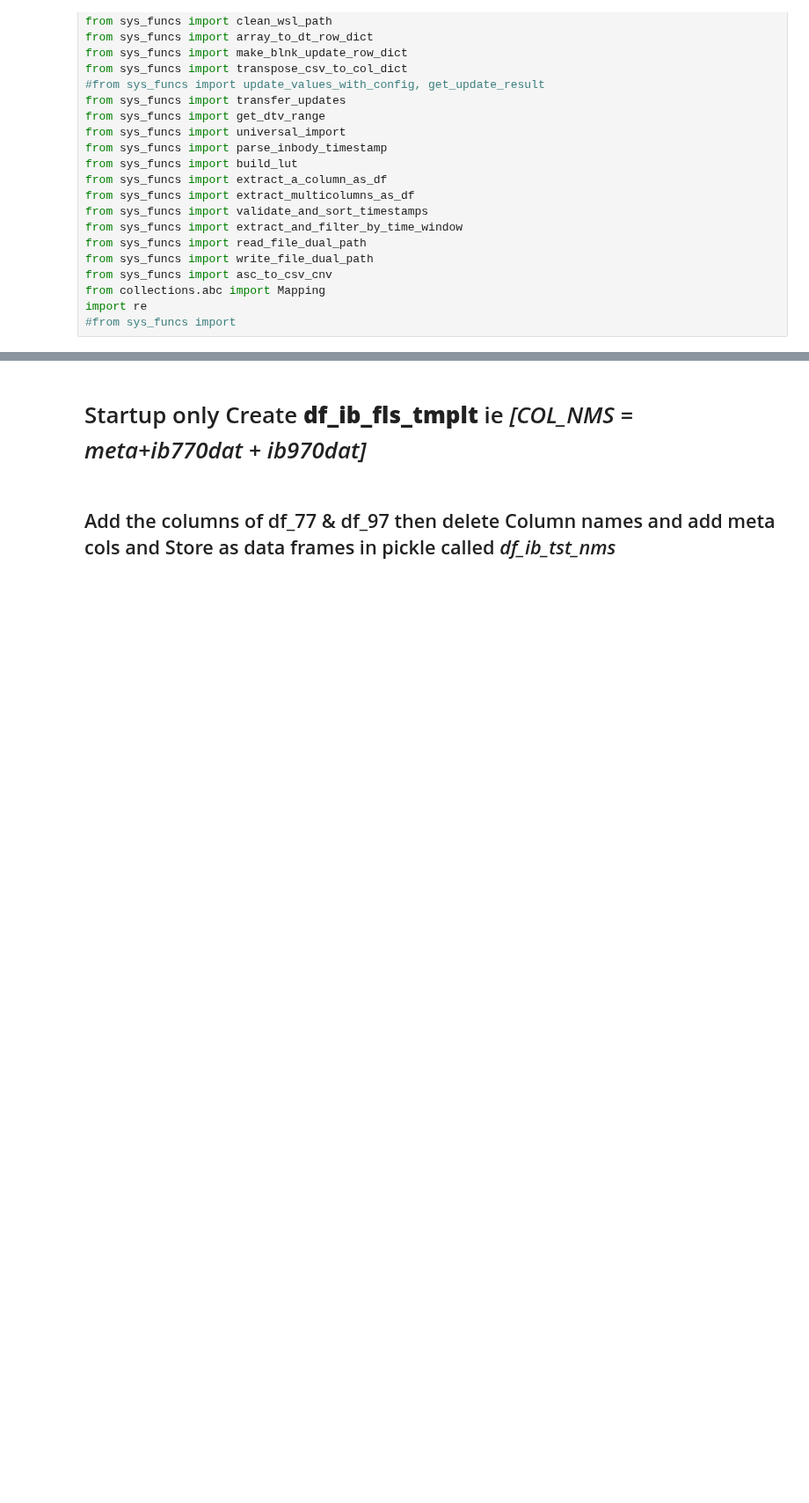
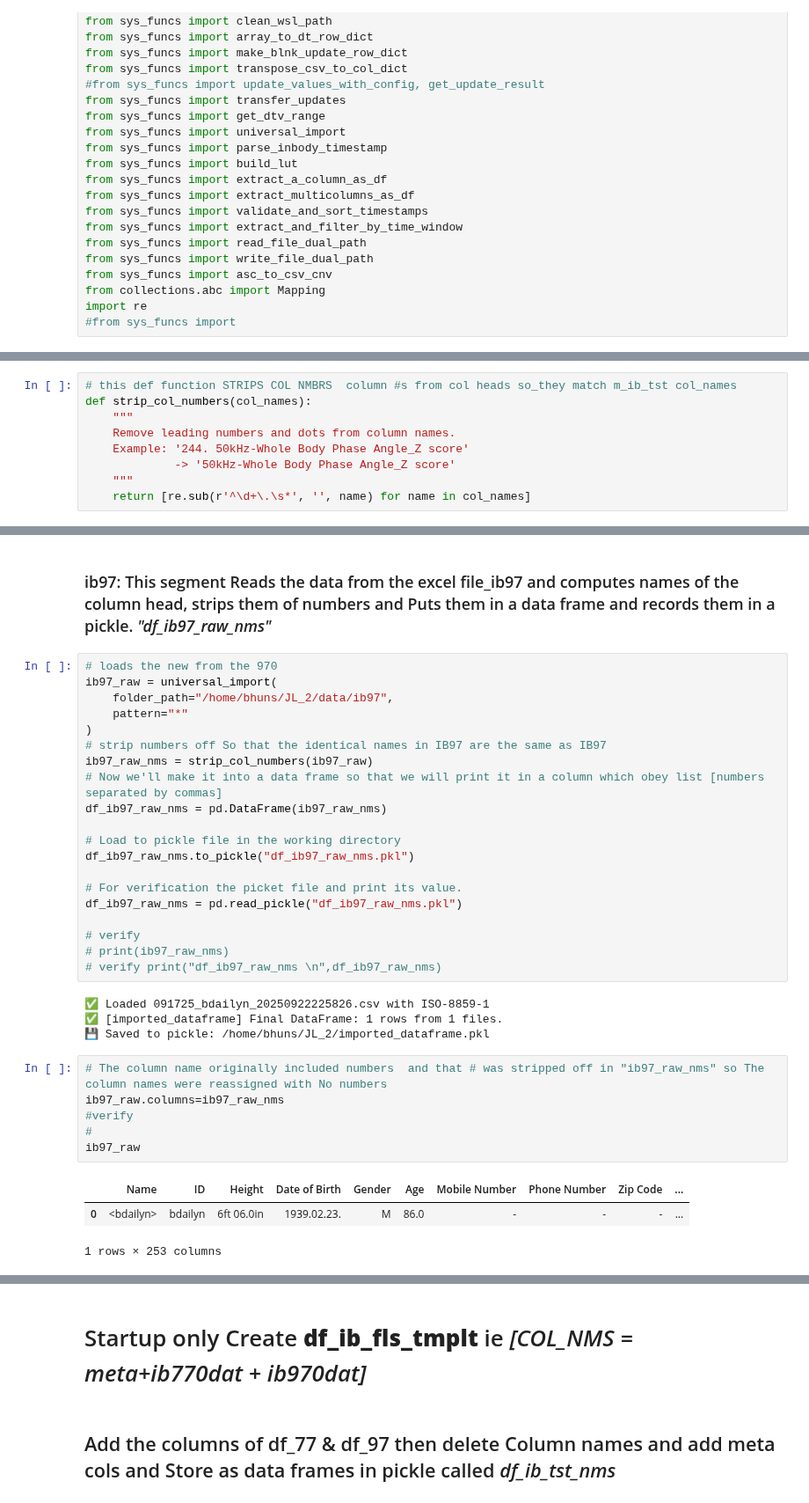
Before and after one commit to 1ratlabs/JL_2, a Jupyter notebook: ib_fls_import.ipynb, the cells around one changed output, grey strips where cells are left out. Shown at 88% size. Drawn from its saved outputs; the diff is of its cells as text; blank space fills up the shorter version.

```diff
--- a/ib_fls_import.ipynb
+++ b/ib_fls_import.ipynb
@@ -55,0 +69,9 @@ print set to 1000 rows max
+# %%
+# this def function STRIPS COL NMBRS  column #s from col heads so_they match m_ib_tst col_names
+def strip_col_numbers(col_names):
+    """
+    Remove leading numbers and dots from column names.
+    Example: '244. 50kHz-Whole Body Phase Angle_Z score'
+             -> '50kHz-Whole Body Phase Angle_Z score'
+    """
+    return [re.sub(r'^\d+\.\s*', '', name) for name in col_names]
@@ -55,0 +106,36 @@ print set to 1000 rows max
+# %% [markdown]
+### ib97:  This segment Reads the data from the excel file_ib97 and computes names of the column head, strips them of numbers and Puts them in a data frame and records them in a pickle. *"df_ib97_raw_nms"*
+# %%
+# loads the new from the 970
+ib97_raw = universal_import(
+    folder_path="/home/bhuns/JL_2/data/ib97",
+    pattern="*"
+)
+# strip numbers off So that the identical names in IB97 are the same as IB97
+ib97_raw_nms = strip_col_numbers(ib97_raw)
+# Now we'll make it into a data frame so that we will print it in a column which obey list [numbers separated by commas]
+df_ib97_raw_nms = pd.DataFrame(ib97_raw_nms)
+
+# Load to pickle file in the working directory
+df_ib97_raw_nms.to_pickle("df_ib97_raw_nms.pkl")
+
+# For verification the picket file and print its value.
+df_ib97_raw_nms = pd.read_pickle("df_ib97_raw_nms.pkl")
+
+# verify
+# print(ib97_raw_nms)
+# verify print("df_ib97_raw_nms \n",df_ib97_raw_nms)
+# %% [output]
+✅ Loaded 091725_bdailyn_20250922225826.csv with ISO-8859-1
+✅ [imported_dataframe] Final DataFrame: 1 rows from 1 files.
+💾 Saved to pickle: /home/bhuns/JL_2/imported_dataframe.pkl
+# %%
+# The column name originally included numbers  and that # was stripped off in "ib97_raw_nms" so The column names were reassigned with No numbers
+ib97_raw.columns=ib97_raw_nms
+#verify
+#
+ib97_raw
+# %% [output]
+|  | Name | ID | Height | Date of Birth | Gender | Age | Mobile Number | Phone Number | Zip Code | ... |
+| 0 | <bdailyn> | bdailyn | 6ft 06.0in | 1939.02.23. | M | 86.0 | - | - | - | ... |
+1 rows × 253 columns
```
Also changed, not shown: parts of 25 cells of this notebook, 1 other file.
